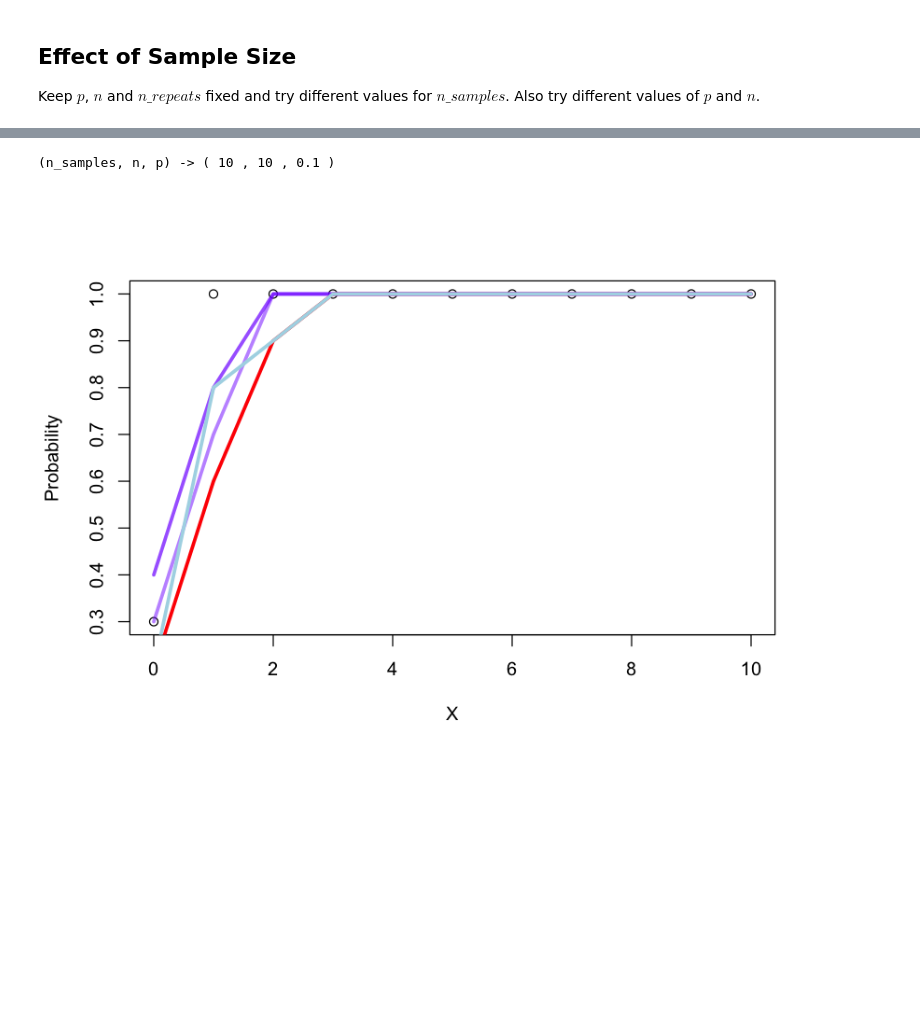
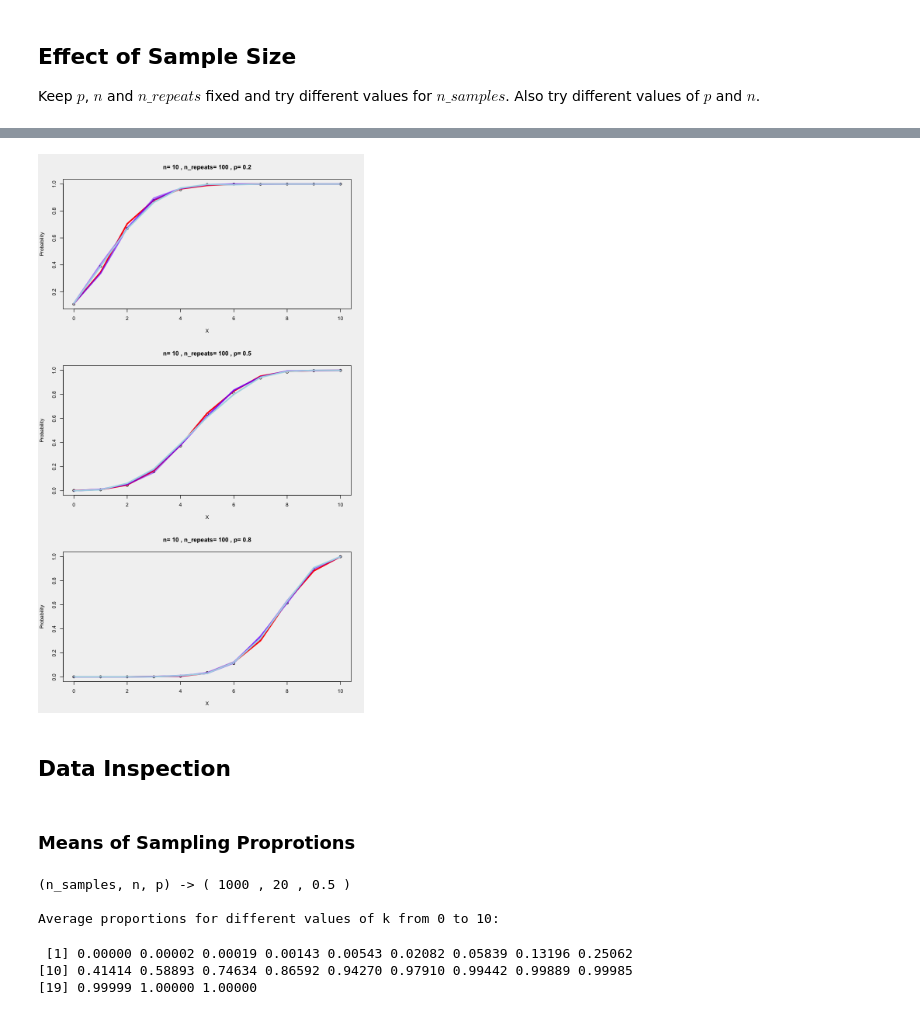
Before and after one commit to trankhanhtk/Statistics-with-R, a Jupyter notebook: The_Binomial_Distribution.ipynb, the cells around one changed output, grey strips where cells are left out. Cells and saved outputs as stored; diff of their text form; code cells hidden in the pictures; blank space fills up the shorter version.

```diff
--- a/The_Binomial_Distribution.ipynb
+++ b/The_Binomial_Distribution.ipynb
@@ -96,6 +117,17 @@ points(0:n, sampling_proportions[5, ], col='lightblue', type='l', pch=16, lwd=3)
+# %%
+# quite large
+n_samples = 1000
+plot_hist()
+# %% [output]
+[figure, added]
+# %% [markdown]
+## Data Inspection
+# %% [markdown]
+### Means of Sampling Proprotions
 # %%
-# a little larger
-n_samples = 10
+n=20
+p=.5
+n_samples = 1000
 
 pc = rep(NA, n)
 sampling_proportions = matrix( rep(NA, (n + 1) * n_repeats), ncol=(n+1))
@@ -105,15 +137,15 @@ cat('(n_samples, n, p) -> (', n_samples, ',', n, ',', p, ')\n\n')
 for (k in 0:n) {
     for (i in 1:n_repeats) {
         rx = sort(rbinom(n_samples, n, p))
-        sampling_proportions[, k+1][i] = sum(rx <= k) / n_samples
+        sampling_proportions[, k+1][i] = round(sum(rx <= k) / n_samples, digits=4)
     }
 }
-
-plot(0:n, sampling_proportions[1, ], xlab='X', ylab='Probability')
-points(0:n, sampling_proportions[2, ], col='red', type='l', lwd=3)
-points(0:n, sampling_proportions[3, ], col=rgb(.5, .2, 1, .5), type='l', pch=16, lwd=3)
-points(0:n, sampling_proportions[4, ], col=rgb(.5, .2, 1, .7), type='l', pch=16, lwd=3)
-points(0:n, sampling_proportions[5, ], col='lightblue', type='l', pch=16, lwd=3)
+cat('Average proportions for different values of k from 0 to 10:')
+colMeans(sampling_proportions)
 # %% [output]
-(n_samples, n, p) -> ( 10 , 10 , 0.1 )
+(n_samples, n, p) -> ( 1000 , 20 , 0.5 )
+
+Average proportions for different values of k from 0 to 10:
-[figure, removed]
+ [1] 0.00000 0.00002 0.00019 0.00143 0.00543 0.02082 0.05839 0.13196 0.25062
+[10] 0.41414 0.58893 0.74634 0.86592 0.94270 0.97910 0.99442 0.99889 0.99985
+[19] 0.99999 1.00000 1.00000
```
Also changed, not shown: parts of 14 cells of this notebook.
